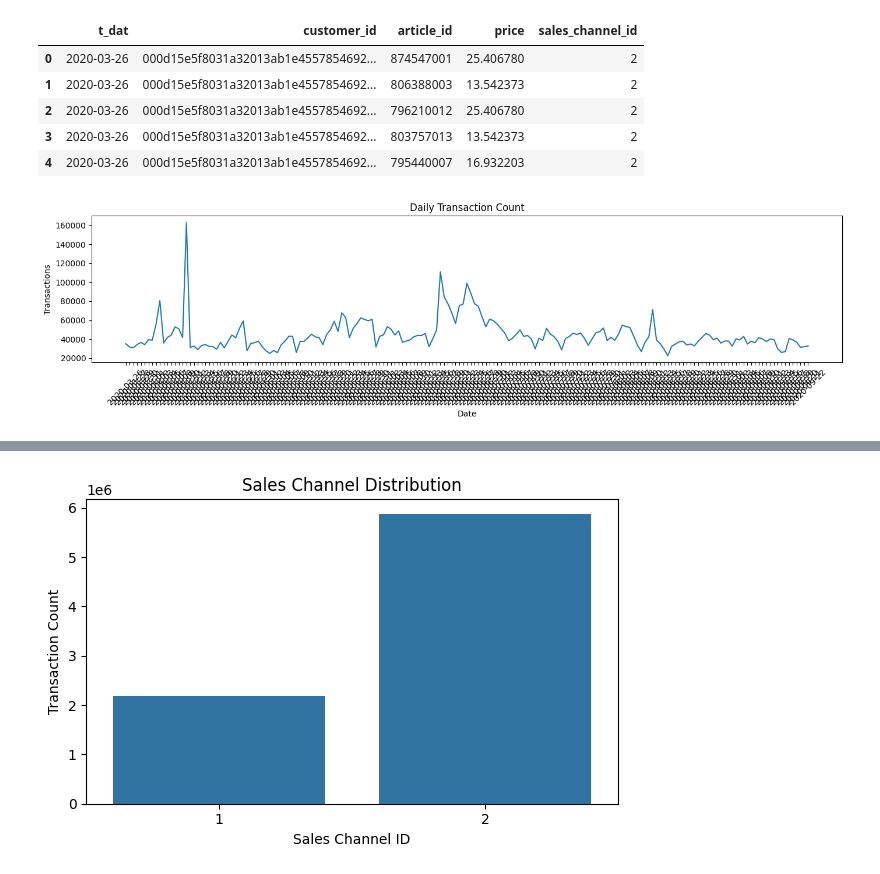
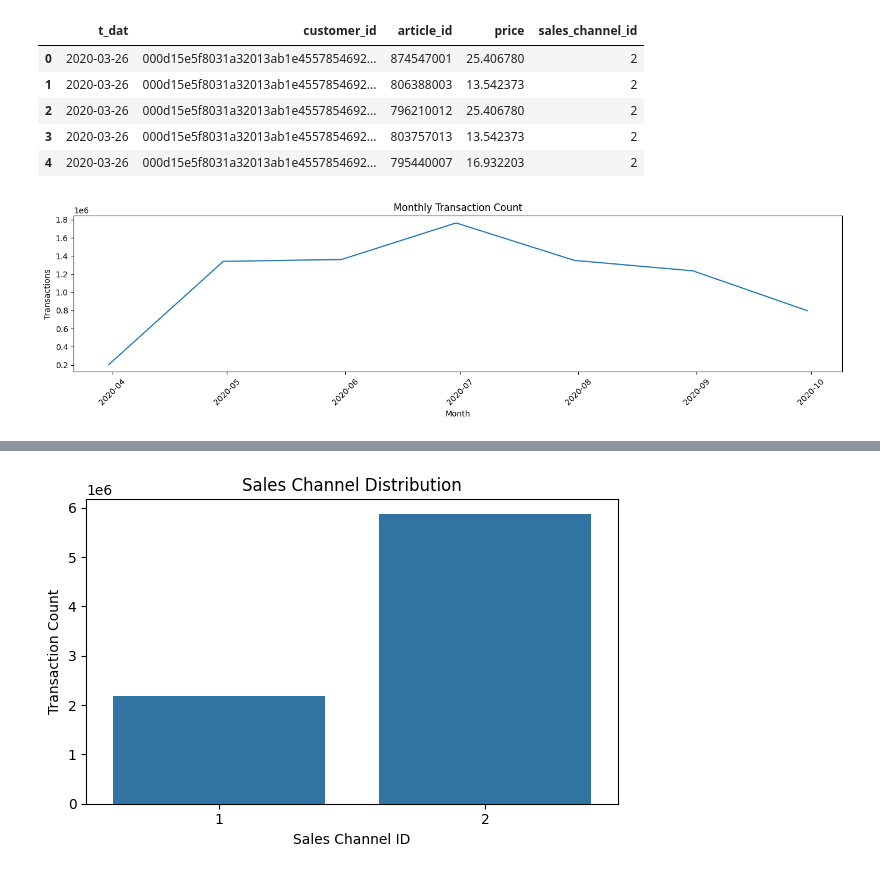
Before and after one commit to MinhGioChai/PowerBI-Final, a Jupyter notebook: EDA.ipynb, the cells around one changed output, grey strips where cells are left out. Drawn from its saved outputs; the diff is of its cells as text; code cells hidden in the pictures.

```diff
--- a/EDA.ipynb
+++ b/EDA.ipynb
@@ -10,6 +11,7 @@ from sklearn.preprocessing import LabelEncoder
 
 # Data consisting of the purchases of each customer for each date
 transactions = pd.read_csv("data/transactions_6_months.csv")
+transactions['t_dat'] = pd.to_datetime(transactions['t_dat'])
 # Detailed metadata for each article_id available for purchase
 articles = pd.read_csv("data/articles.csv")
 # Metadata for each customer_id in dataset
@@ -332,17 +356,27 @@ transactions.head()
 | 4 | 2020-03-26 | 000d15e5f8031a32013ab1e4557854692... | 795440007 | 16.932203 | 2 |
 # %%
  # Basic time series of daily transaction count
-daily_counts = transactions.groupby('t_dat').size().reset_index(name='count')
+monthly_counts = (
+    transactions
+    .set_index('t_dat')
+    .resample('M')
+    .size()
+    .reset_index(name='count')
+)
+
+# Plot monthly transaction trend
 plt.figure(figsize=(14, 4))
-sns.lineplot(data=daily_counts, x='t_dat', y='count')
-plt.title('Daily Transaction Count')
-plt.xlabel('Date')
+sns.lineplot(data=monthly_counts, x='t_dat', y='count')
+
+plt.title('Monthly Transaction Count')
+plt.xlabel('Month')
 plt.ylabel('Transactions')
+
 plt.xticks(rotation=45)
 plt.tight_layout()
 plt.show()
 # %% [output]
-[figure, old version]
+[figure, new version]
 # %%
 # Price distribution
 plt.figure(figsize=(14, 5))
```
Also changed, not shown: parts of 10 cells of this notebook.
